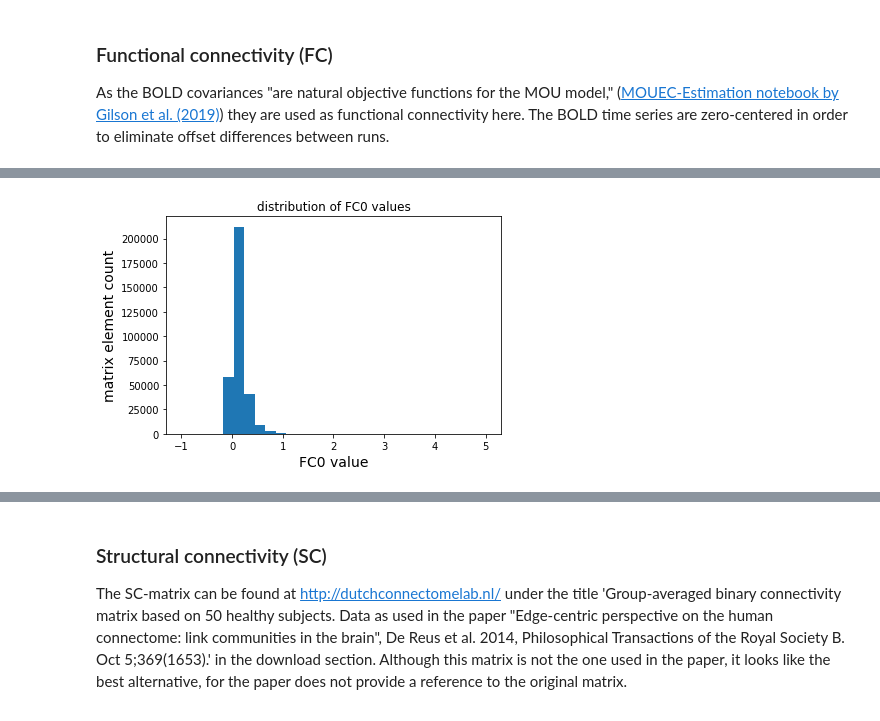
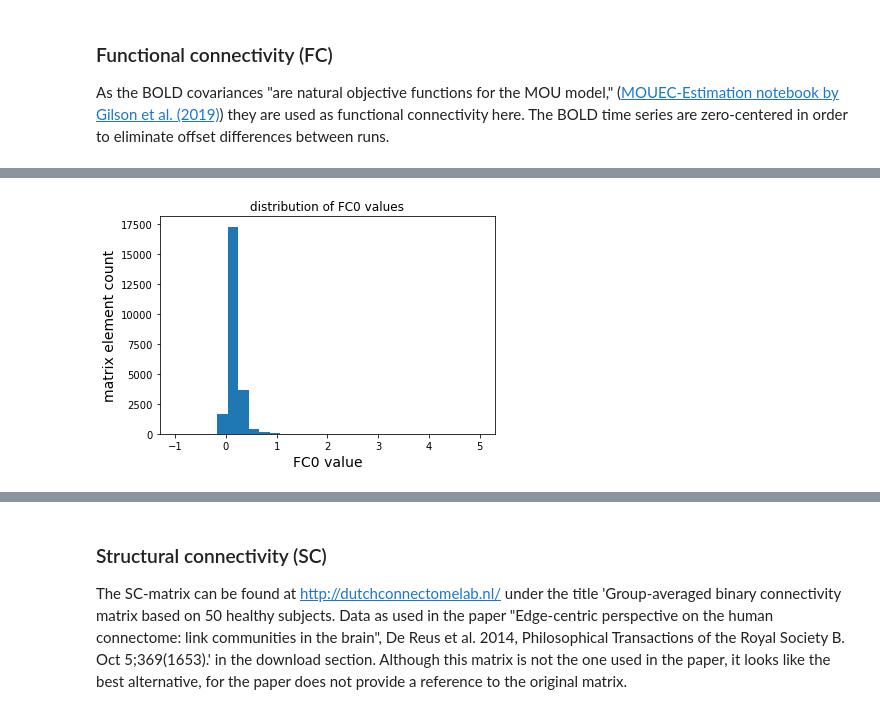
Before and after one commit to bjoernkoehn21/Reproduce-results-from-Senden-paper, a Jupyter notebook: replicate_results_from_Senden_et_al_paper.ipynb, the cells around one changed output, grey strips where cells are left out. Drawn from its saved outputs; the diff is of its cells as text; code cells hidden in the pictures.

```diff
--- a/replicate_results_from_Senden_et_al_paper.ipynb
+++ b/replicate_results_from_Senden_et_al_paper.ipynb
@@ -88,53 +110,52 @@ As the BOLD covariances "are natural objective functions for the MOU model," ([M
 ## Calculate functional connectivity (BOLD covariances) [Q0 and Q1].
 time_shift = np.arange(2, dtype=float)
 n_shifts = len(time_shift)
+FC_emp = calculate_FC(filtered_ts_emp, n_shifts)
 
-FC_emp = np.zeros([n_subjects, n_runs, n_shifts, n_rois, n_rois])
-n_ts_span = n_ts_samples - n_shifts + 1
-for i_subject in range(n_subjects):
-    for i_run in range(n_runs):
-        # Center the time series (around zero).
-        filtered_ts_emp[i_subject, i_run, :, :] -=  \
-                np.outer(filtered_ts_emp[i_subject, i_run, :, :].
-                         mean(axis=1), np.ones([n_ts_samples]))
-        # Calculate covariances with various time shifts.
-        for i_shift in range(n_shifts):
-            FC_emp[i_subject, i_run, i_shift, :, :] = \
-                np.tensordot(filtered_ts_emp[i_subject, i_run, :,
-                                             0:n_ts_span],
-                             filtered_ts_emp[i_subject, i_run, :,
-                                             i_shift:n_ts_span + i_shift],
-                             axes=(1, 1)) / float(n_ts_span)
-# # Scale FC to the range [0, 1].
-# min_max_scaler = MinMaxScaler()
-# FC0_rest_subj_avg = FC_emp[:, _I_REST_RUN,
-#                           _I_NO_TIMESHIFT, :, :].mean(axis=_SUBJECT_AXIS)
-# FC0_rest_subj_avg_rescaled = min_max_scaler.fit_transform(
-#     FC0_rest_subj_avg.reshape(-1, 1)).reshape(n_rois, n_rois)
-# FC_scaler = np.vectorize(lambda matrix_2d: min_max_scaler.transform(
-#     matrix_2d.reshape(-1, 1)).reshape(
-#     matrix_2d.shape), signature='(m,n)->(m,n)')
-# FC_emp = FC_scaler(FC_emp)
+# Clip the FC at the maximum of the off-diagonal elements.
+FC0_rest_subj_avg = FC_emp[
+    :, _I_REST_RUN, _I_NO_TIMESHIFT, :, :].mean(axis=_SUBJECT_AXIS)
+np.fill_diagonal(FC0_rest_subj_avg, 0)
+upper_clipping_limit = np.max(FC0_rest_subj_avg)
+FC_avg_over_subj = FC_emp[:, :, :, :, :].mean(axis=_SUBJECT_AXIS)
+FC_avg_over_subj[FC_avg_over_subj > upper_clipping_limit] = upper_clipping_limit
 
-# Rescale as in aforementioned notebook (values not exclusively in [0, 1]):
-rescale_FC_factor = (0.5 / FC_emp[:, _I_REST_RUN, _I_NO_TIMESHIFT, :,
-                                  :].diagonal(axis1=1, axis2=2).mean())
-FC_emp *= rescale_FC_factor
-# filtered_ts_emp /= np.sqrt(rescale_FC_factor)
+# Scale clipped FC to the range [0, 1].
+min_max_scaler = MinMaxScaler()
+FC0_rest_subj_avg = np.copy(
+    FC_avg_over_subj[_I_REST_RUN,_I_NO_TIMESHIFT, :, :])
+FC0_rest_subj_avg_scaled = min_max_scaler.fit_transform(
+    FC0_rest_subj_avg.reshape(-1, 1)).reshape(n_rois, n_rois)
+FC_scaler = np.vectorize(lambda matrix_2d: min_max_scaler.transform(
+    matrix_2d.reshape(-1, 1)).reshape(
+    matrix_2d.shape), signature='(m,n)->(m,n)')
+FC_avg_over_subj_scaled = FC_scaler(FC_avg_over_subj)
+
+
+#   # Rescale as in aforementioned notebook (values not exclusively in [0, 1]):
+#   rescale_FC_factor = (0.5 / FC_emp[:, _I_REST_RUN, _I_NO_TIMESHIFT, :,
+#                                     :].diagonal(axis1=1, axis2=2).mean())
+#   FC_emp *= rescale_FC_factor
+#   # filtered_ts_emp /= np.sqrt(rescale_FC_factor)
 
 print('Due to rescaling (rescale factor = ', rescale_FC_factor,
       ') most of the FC values should be between 0 and 1')
 # print('Due to the application of the min-max-scaler most of the FC values \
 # should be between 0 and 1')
-print('Mean FC0 value:', FC_emp[:, :, _I_NO_TIMESHIFT, :, :].mean())
-print('Max FC0 value:', FC_emp[:, :, _I_NO_TIMESHIFT, :, :].max())
-# print('Min FC0 value:', FC0_rest_subj_avg_rescaled.min())
-# print('Max FC0 value:', FC0_rest_subj_avg_rescaled.max())
+print('Min FC0 value:',
+      FC_avg_over_subj_scaled[:, _I_NO_TIMESHIFT, :, :].min())
+print('Mean FC0 value:',
+      FC_avg_over_subj_scaled[:, _I_NO_TIMESHIFT, :, :].mean())
+print('Max FC0 value:',
+      FC_avg_over_subj_scaled[:, _I_NO_TIMESHIFT, :, :].max())
+# print('Min FC0 value:', FC0_rest_subj_avg_scaled.min())
+# print('Max FC0 value:', FC0_rest_subj_avg_scaled.max())
 print('Mean BOLD variance (diagonal of each FC0 matrix):',
-      FC_emp[:, :, _I_NO_TIMESHIFT, :, :].diagonal(axis1=2, axis2=3).mean())
+      FC_avg_over_subj_scaled[:, _I_NO_TIMESHIFT, :, :].diagonal(
+          axis1=1, axis2=2).mean())
 # Show distibution of FC0 values.
 plt.figure()
-plt.hist(FC_emp[:, :, _I_NO_TIMESHIFT, :, :].flatten(),
+plt.hist(FC_avg_over_subj_scaled[:, _I_NO_TIMESHIFT, :, :].flatten(),
          bins=np.linspace(-1, 5, 30))
 plt.xlabel('FC0 value', fontsize=14)
 plt.ylabel('matrix element count', fontsize=14)
@@ -142,10 +163,11 @@ plt.title('distribution of FC0 values')
 # Show FC0 averaged over subjects for the rest run.
 plt.figure(figsize=(14, 6))
 plt.subplot(121)
-FC_avg_over_subj = FC_emp[:, _I_REST_RUN,
-                          _I_NO_TIMESHIFT, :, :].mean(axis=_SUBJECT_AXIS)
+# FC_avg_over_subj = FC_emp[:, _I_REST_RUN,
+#                           _I_NO_TIMESHIFT, :, :].mean(axis=_SUBJECT_AXIS)
+FC_rest = FC_avg_over_subj_scaled[_I_REST_RUN, _I_NO_TIMESHIFT, :, :]
 ax = plt.gca()
-im = ax.imshow(FC_avg_over_subj, origin='lower', cmap='Blues', vmin=0, vmax=1)
+im = ax.imshow(FC_rest, origin='lower', cmap='Blues', vmin=0, vmax=1)
 devider = make_axes_locatable(ax)
 cax = devider.append_axes('right', size='5%', pad=0.05)
 plt.colorbar(im, cax=cax)
@@ -154,10 +176,11 @@ ax.set_ylabel('source ROI', fontsize=14)
 ax.set_title('functional connectivity $Q_{ij}^0$', fontsize=16)
 # Show FC1 averaged over subjects for the rest run.
 plt.subplot(122)
-FC_avg_over_subj = FC_emp[:, _I_REST_RUN,
-                          _I_ONE_TIMESHIFT, :, :].mean(axis=_SUBJECT_AXIS)
+# FC_avg_over_subj = FC_emp[:, _I_REST_RUN,
+#                           _I_ONE_TIMESHIFT, :, :].mean(axis=_SUBJECT_AXIS)
+FC_nBack = FC_avg_over_subj_scaled[_I_REST_RUN, _I_ONE_TIMESHIFT, :, :]
 ax = plt.gca()
-im = ax.imshow(FC_avg_over_subj, origin='lower', cmap='Blues', vmin=0, vmax=1)
+im = ax.imshow(FC_nBack, origin='lower', cmap='Blues', vmin=0, vmax=1)
 devider = make_axes_locatable(ax)
 cax = devider.append_axes('right', size='5%', pad=0.05)
 plt.colorbar(im, cax=cax)
@@ -173 +197 @@ Mean BOLD variance (diagonal of each FC0 matrix): 0.42666585368839943
-[figure, old version]
+[figure, new version]
```
Also changed, not shown: parts of 3 cells of this notebook.
